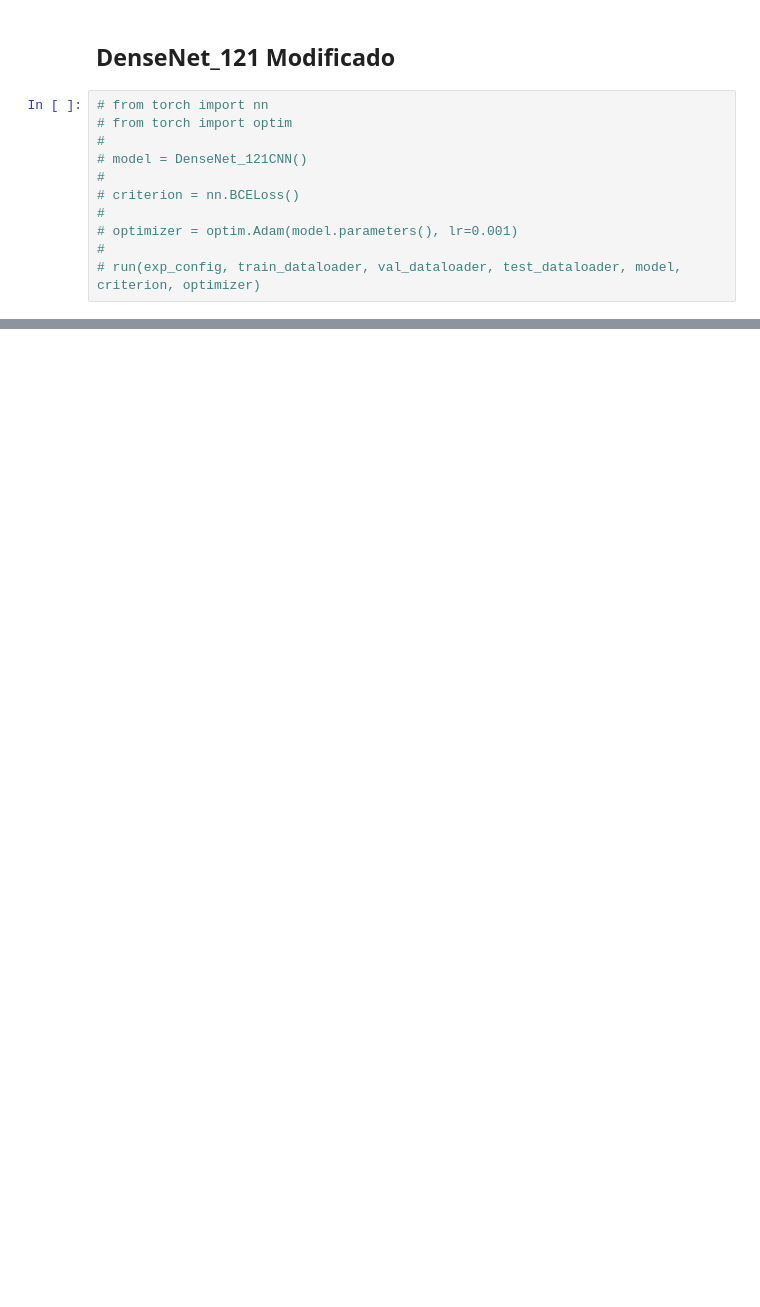
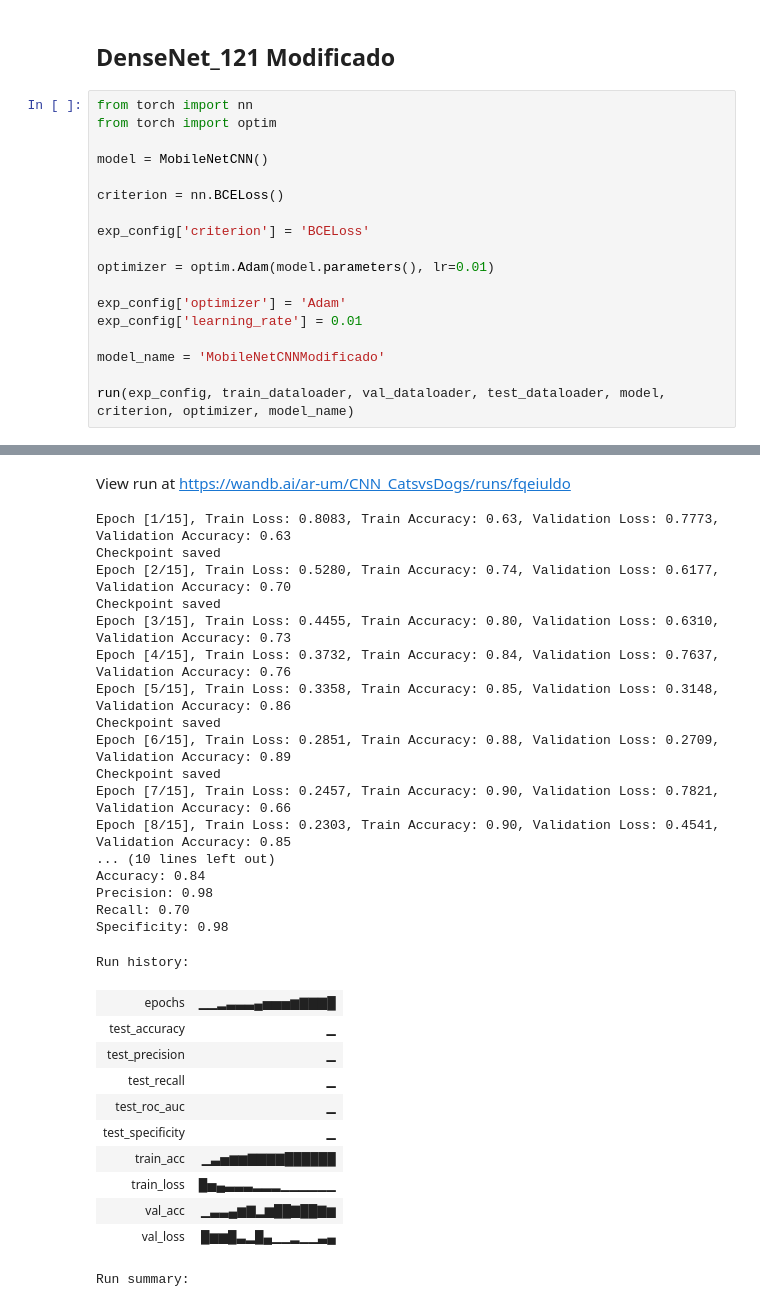
Before and after one commit to FrancoBertoldiMariglio/InteligenciaArtificial, a Jupyter notebook: TP4/TP4jupyter.ipynb, the cells around one changed output, grey strips where cells are left out. Drawn from its saved outputs; the diff is of its cells as text; blank space fills up the shorter version.

```diff
--- a/TP4/TP4jupyter.ipynb
+++ b/TP4/TP4jupyter.ipynb
@@ -276,13 +325,21 @@ run(exp_config, train_dataloader, val_dataloader, test_dataloader, model, criter
 # %% [markdown]
 ## DenseNet_121 Modificado
 # %%
-# from torch import nn
-# from torch import optim
-#
-# model = DenseNet_121CNN()
-#
-# criterion = nn.BCELoss()
-#
-# optimizer = optim.Adam(model.parameters(), lr=0.001)
-#
-# run(exp_config, train_dataloader, val_dataloader, test_dataloader, model, criterion, optimizer)
+from torch import nn
+from torch import optim
+
+model = MobileNetCNN()
+
+criterion = nn.BCELoss()
+
+exp_config['criterion'] = 'BCELoss'
+
+optimizer = optim.Adam(model.parameters(), lr=0.01)
+
+exp_config['optimizer'] = 'Adam'
+exp_config['learning_rate'] = 0.01
+
+model_name = 'MobileNetCNNModificado'
+
+run(exp_config, train_dataloader, val_dataloader, test_dataloader, model, criterion, optimizer, model_name)
+# %% [output]
@@ -288,0 +350,30 @@ run(exp_config, train_dataloader, val_dataloader, test_dataloader, model, criter
+View run at https://wandb.ai/ar-um/CNN_CatsvsDogs/runs/fqeiuldo
+Epoch [1/15], Train Loss: 0.8083, Train Accuracy: 0.63, Validation Loss: 0.7773, Validation Accuracy: 0.63
+Checkpoint saved
+Epoch [2/15], Train Loss: 0.5280, Train Accuracy: 0.74, Validation Loss: 0.6177, Validation Accuracy: 0.70
+Checkpoint saved
+Epoch [3/15], Train Loss: 0.4455, Train Accuracy: 0.80, Validation Loss: 0.6310, Validation Accuracy: 0.73
+Epoch [4/15], Train Loss: 0.3732, Train Accuracy: 0.84, Validation Loss: 0.7637, Validation Accuracy: 0.76
+Epoch [5/15], Train Loss: 0.3358, Train Accuracy: 0.85, Validation Loss: 0.3148, Validation Accuracy: 0.86
+Checkpoint saved
+Epoch [6/15], Train Loss: 0.2851, Train Accuracy: 0.88, Validation Loss: 0.2709, Validation Accuracy: 0.89
+Checkpoint saved
+Epoch [7/15], Train Loss: 0.2457, Train Accuracy: 0.90, Validation Loss: 0.7821, Validation Accuracy: 0.66
+Epoch [8/15], Train Loss: 0.2303, Train Accuracy: 0.90, Validation Loss: 0.4541, Validation Accuracy: 0.85
+... (10 lines left out)
+Accuracy: 0.84
+Precision: 0.98
+Recall: 0.70
+Specificity: 0.98
+Run history:
+| epochs | ▁▁▂▃▃▃▄▅▅▅▆▇▇▇█ |
+| test_accuracy | ▁ |
+| test_precision | ▁ |
+| test_recall | ▁ |
+| test_roc_auc | ▁ |
+| test_specificity | ▁ |
+| train_acc | ▁▃▅▆▆▇▇▇▇██████ |
+| train_loss | █▅▄▃▃▃▂▂▂▁▁▁▁▁▁ |
+| val_acc | ▁▃▃▄▆▇▂▆██▇██▇▆ |
+| val_loss | █▆▆█▃▂█▄▁▁▂▁▁▃▄ |
+Run summary:
```
Also changed, not shown: parts of 13 cells of this notebook, 9 other files.
